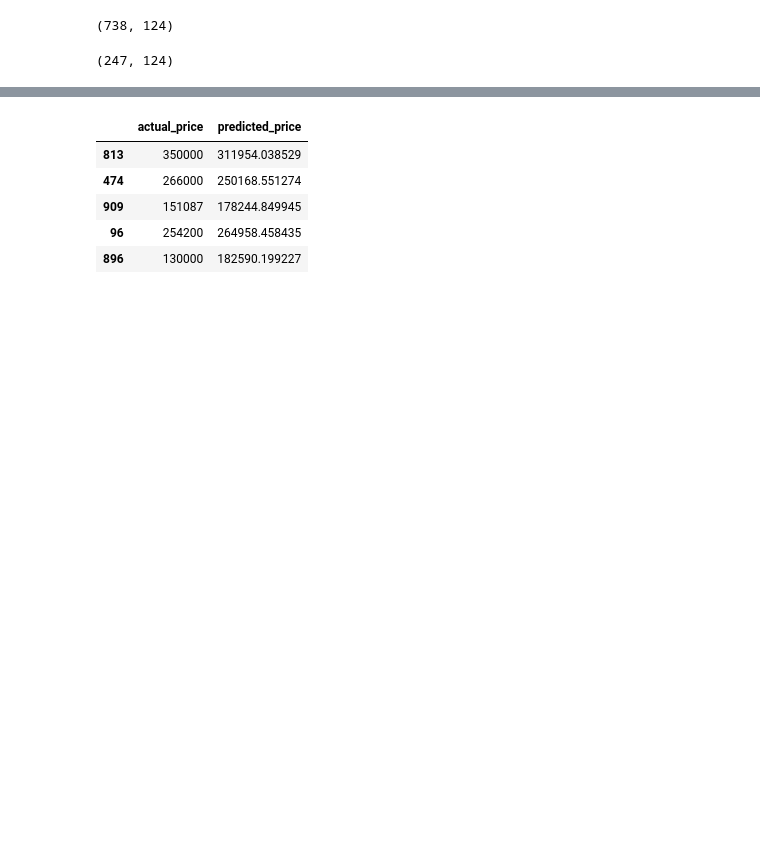
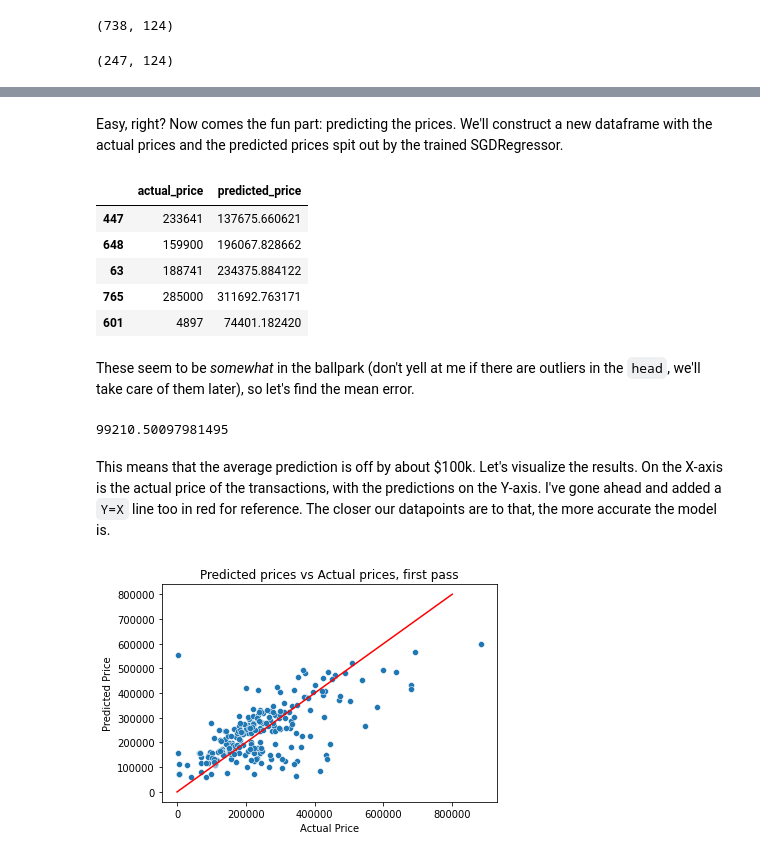
Before and after one commit to schledererj/cs6340-project-2, a Jupyter notebook: CS6340_Lab_2.ipynb, the cells around one changed output, grey strips where cells are left out. Cells and saved outputs as stored; diff of their text form; code cells hidden in the pictures; blank space fills up the shorter version.

```diff
--- a/CS6340_Lab_2.ipynb
+++ b/CS6340_Lab_2.ipynb
@@ -172,13 +226,34 @@ testing_df.head()
+# %% [markdown]
+Easy, right? Now comes the fun part: predicting the prices. We'll construct a new dataframe with the actual prices and the predicted prices spit out by the trained SGDRegressor.
 # %%
-reg = SGDRegressor()
-reg.fit(training_df, training_prices)
-
 testing_prices_actual_predict = pd.DataFrame({'actual_price': testing_prices, 'predicted_price': reg.predict(testing_df)})
 testing_prices_actual_predict.head()
 # %% [output]
 |  | actual_price | predicted_price |
-| 813 | 350000 | 311954.038529 |
-| 474 | 266000 | 250168.551274 |
-| 909 | 151087 | 178244.849945 |
-| 96 | 254200 | 264958.458435 |
-| 896 | 130000 | 182590.199227 |
+| 447 | 233641 | 137675.660621 |
+| 648 | 159900 | 196067.828662 |
+| 63 | 188741 | 234375.884122 |
+| 765 | 285000 | 311692.763171 |
+| 601 | 4897 | 74401.182420 |
+# %% [markdown]
+These seem to be _somewhat_ in the ballpark (don't yell at me if there are outliers in the `head`, we'll take care of them later), so let's find the mean error.
+# %%
+actual_prices = testing_prices_actual_predict['actual_price']
+predicted_prices = testing_prices_actual_predict['predicted_price']
+sqrt(mean_squared_error(actual_prices, predicted_prices))
+# %% [output]
+99210.50097981495
+# %% [markdown]
+This means that the average prediction is off by about $100k. Let's visualize the results. On the X-axis is the actual price of the transactions, with the predictions on the Y-axis. I've gone ahead and added a `Y=X` line too in red for reference. The closer our datapoints are to that, the more accurate the model is.
+# %%
+sns.scatterplot(x=actual_prices, y=predicted_prices)
+
+X_plot = numpy.linspace(0, 8e5, 10)
+Y_plot = X_plot
+plt.plot(X_plot, Y_plot, color='red')
+plt.xlabel("Actual Price")
+plt.ylabel("Predicted Price")
+plt.title("Predicted prices vs Actual prices, first pass")
+plt.show()
+# %% [output]
+[figure, added]
```
Also changed, not shown: parts of 19 cells of this notebook.
